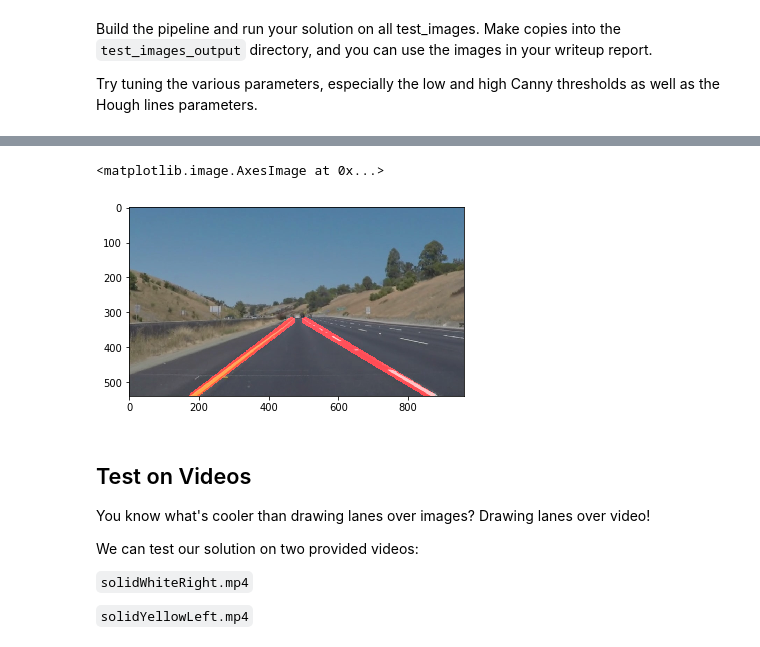
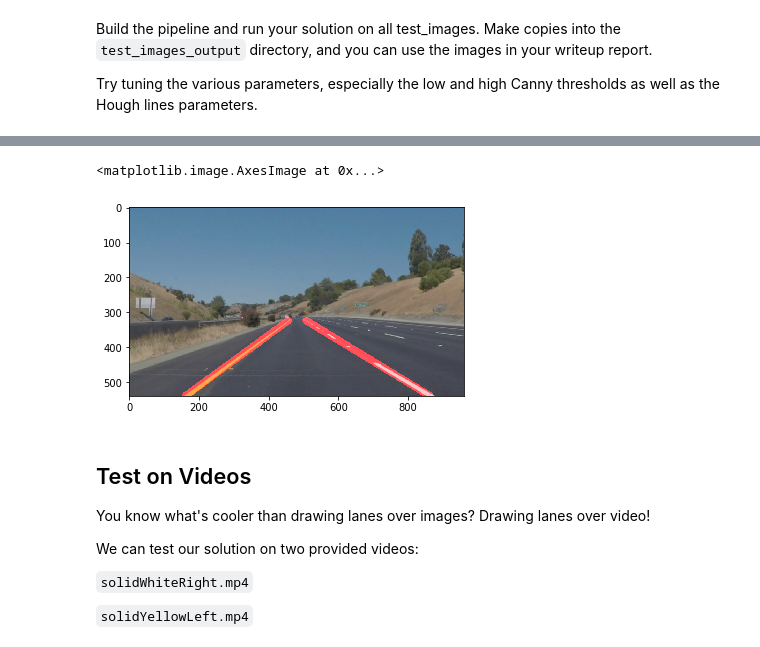
Before and after one commit to moomou/CarND-LaneLines-P1, a Jupyter notebook: P1.ipynb, the cells around one changed output, grey strips where cells are left out. Cells and saved outputs as stored; diff of their text form; code cells hidden in the pictures.

```diff
--- a/P1.ipynb
+++ b/P1.ipynb
@@ -117,11 +119,11 @@ plt.imshow(im, cmap='gray')
 # %%
-image = mpimg.imread('test_images/whiteCarLaneSwitch.jpg')
+image = mpimg.imread('test_images/solidYellowCurve2.jpg')
 pipe = reload(pipe)
 im = pipe.detect_lane(image)
 plt.imshow(im, cmap='gray')
 # %% [output]
 <matplotlib.image.AxesImage at 0x...>
-[figure, old version]
+[figure, new version]
 # %% [markdown]
 ## Test on Videos
 
```
Also changed, not shown: parts of 9 cells of this notebook, 14 other files.
